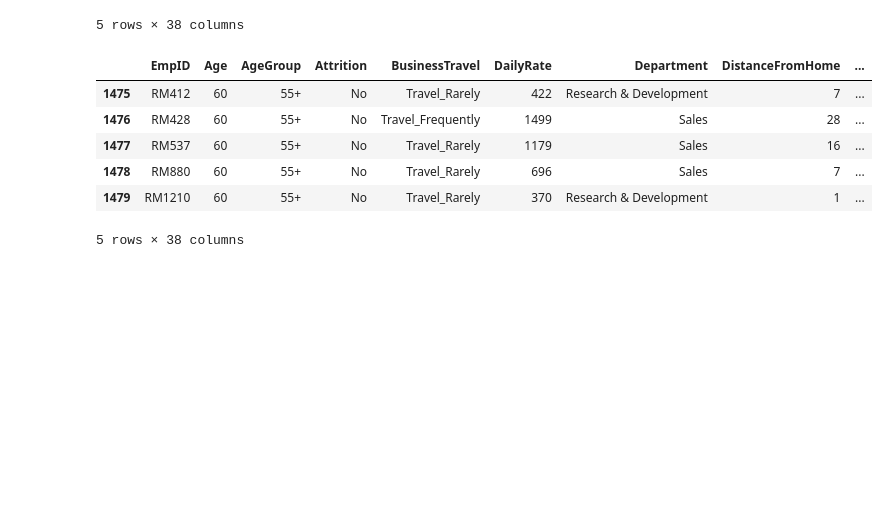
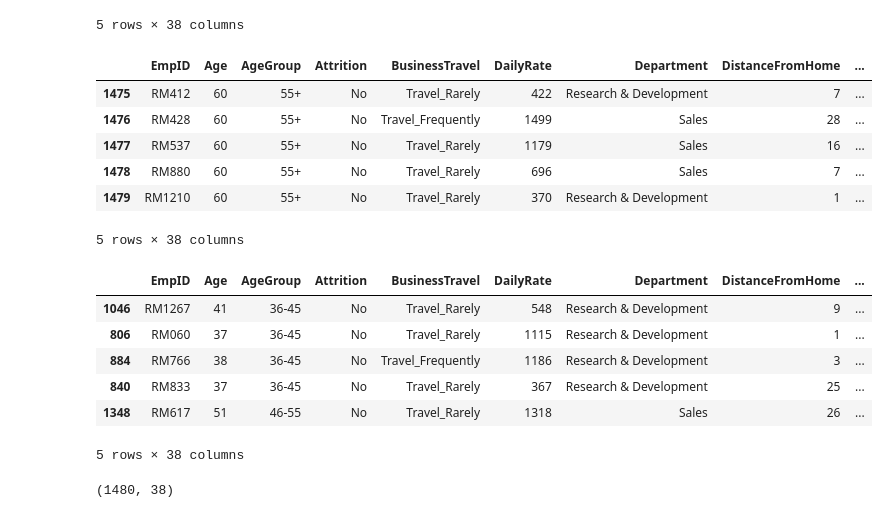
Before and after one commit to Rohit3435/HR-Analytics-PowerBI-Dashboard, a Jupyter notebook: HR_Analytics_End_to_End_Project.ipynb, the cells around one changed output. Saved outputs shown, nothing was run; the diff lists cells and outputs as text; code cells hidden in the pictures; blank space fills up the shorter version.

```diff
--- a/HR_Analytics_End_to_End_Project.ipynb
+++ b/HR_Analytics_End_to_End_Project.ipynb
@@ -31,3 +31,21 @@ df.tail()
 | 1478 | RM880 | 60 | 55+ | No | Travel_Rarely | 696 | Sales | 7 | ... |
 | 1479 | RM1210 | 60 | 55+ | No | Travel_Rarely | 370 | Research & Development | 1 | ... |
 5 rows × 38 columns
+# %%
+
+
+df.sample(5)
+# %% [output]
+|  | EmpID | Age | AgeGroup | Attrition | BusinessTravel | DailyRate | Department | DistanceFromHome | ... |
+| 1046 | RM1267 | 41 | 36-45 | No | Travel_Rarely | 548 | Research & Development | 9 | ... |
+| 806 | RM060 | 37 | 36-45 | No | Travel_Rarely | 1115 | Research & Development | 1 | ... |
+| 884 | RM766 | 38 | 36-45 | No | Travel_Frequently | 1186 | Research & Development | 3 | ... |
+| 840 | RM833 | 37 | 36-45 | No | Travel_Rarely | 367 | Research & Development | 25 | ... |
+| 1348 | RM617 | 51 | 46-55 | No | Travel_Rarely | 1318 | Sales | 26 | ... |
+5 rows × 38 columns
+# %%
+
+
+df.shape
+# %% [output]
+(1480, 38)
```
Also changed, not shown: parts of 4 cells of this notebook.
